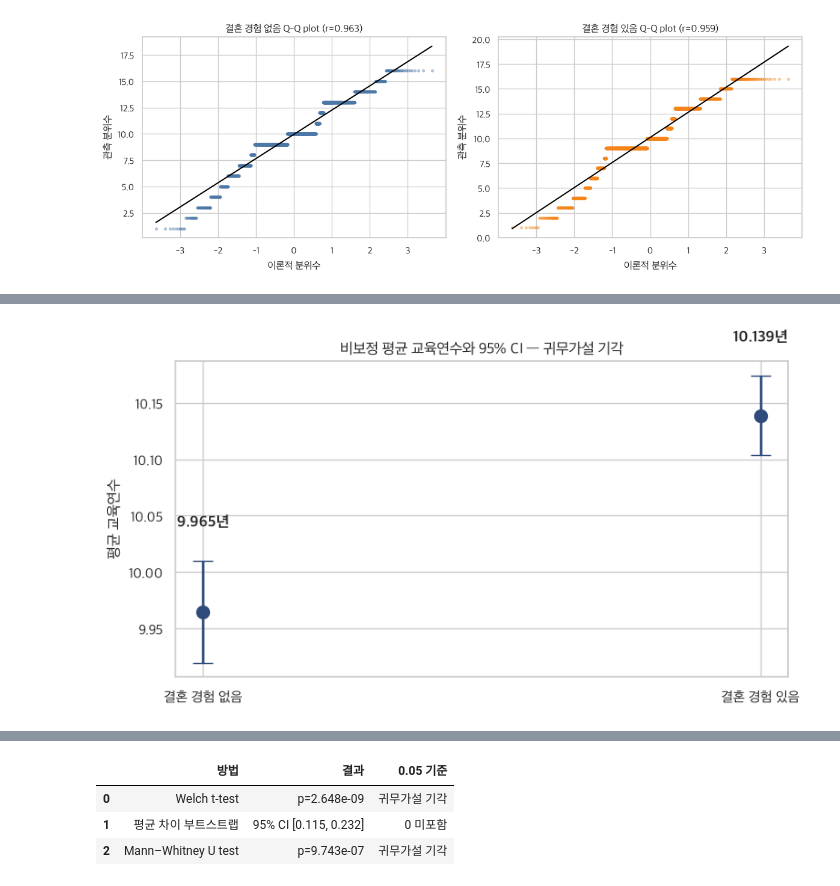
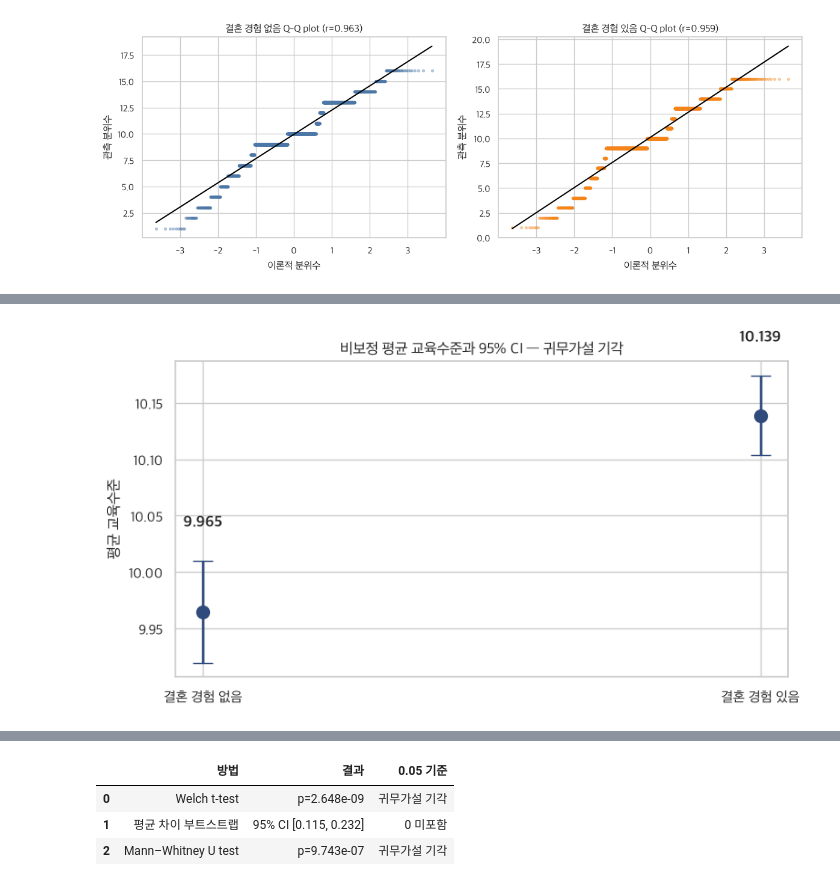
Before and after one commit to ymj9608/day2, a Jupyter notebook: day2.ipynb, the cells around one changed output, grey strips where cells are left out. Cells and saved outputs as stored; diff of their text form; code cells hidden in the pictures.

```diff
--- a/day2.ipynb
+++ b/day2.ipynb
@@ -236,36 +237,36 @@ welch_df = (var_e/len(ever) + var_n/len(never))**2 / (
 critical = stats.t.ppf(1-ALPHA/2, df=welch_df)
 raw_ci_low, raw_ci_high = raw_diff-critical*raw_se, raw_diff+critical*raw_se
 pooled_sd = np.sqrt(((len(ever)-1)*var_e + (len(never)-1)*var_n)/(len(ever)+len(never)-2))
 hedges_correction = 1 - 3/(4*(len(ever)+len(never))-9)
 hedges_g = hedges_correction * raw_diff/pooled_sd
 welch_decision = '귀무가설 기각' if p_value < ALPHA else '귀무가설 기각 못함'
 
 welch_result = pd.DataFrame({
     '결혼 경험 있음 평균': [ever.mean()], '결혼 경험 없음 평균': [never.mean()],
     '평균 차이(있음-없음)': [raw_diff], '95% CI 하한': [raw_ci_low], '95% CI 상한': [raw_ci_high],
     'Welch t': [t_stat], '자유도': [welch_df], 'p-value': [p_value],
     'Hedges g': [hedges_g], '판정': [welch_decision]
 })
 welch_display = welch_result.copy()
 for column in welch_display.columns:
     if column != '판정':
         welch_display[column] = welch_display[column].map(lambda x: f'{x:.6g}')
 display(welch_display)
 
 means = np.array([never.mean(), ever.mean()])
 mean_ci = stats.norm.ppf(.975) * np.array([never.std(ddof=1)/np.sqrt(len(never)), ever.std(ddof=1)/np.sqrt(len(ever))])
 fig, ax = plt.subplots(figsize=(8, 4.5))
 ax.errorbar(['결혼 경험 없음', '결혼 경험 있음'], means, yerr=mean_ci, fmt='o',
             markersize=10, capsize=8, linewidth=2, color='#2F4B7C')
 for x_pos, mean, margin in zip(range(2), means, mean_ci):
-    ax.text(x_pos, mean+margin+.03, f'{mean:.3f}년', ha='center', weight='bold')
-ax.set(title=f'비보정 평균 교육연수와 95% CI — {welch_decision}', xlabel='', ylabel='평균 교육연수')
+    ax.text(x_pos, mean+margin+.03, f'{mean:.3f}', ha='center', weight='bold')
+ax.set(title=f'비보정 평균 교육수준과 95% CI — {welch_decision}', xlabel='', ylabel='평균 교육수준')
 plt.tight_layout()
 plt.show()
 # %% [output]
 |  | 결혼 경험 있음 평균 | 결혼 경험 없음 평균 | 평균 차이(있음-없음) | 95% CI 하한 | 95% CI 상한 | Welch t | 자유도 | p-value | Hedges g | ... |
 | 0 | 10.1389 | 9.96475 | 0.174161 | 0.11683 | 0.231491 | 5.95438 | 23324.2 | 2.64798e-09 | 0.0677554 | ... |
-[figure, old version]
+[figure, new version]
 # %%
 # 7. 보정 분석: 나이, 나이 제곱, 성별을 통제한 OLS 회귀(HC3 강건 표준오차)
 # 같은 대상자의 나이·성별은 그대로 둔 채 결혼 경험 값만 0/1로 바꾸어 표준화 평균을 계산합니다.
```
Also changed, not shown: parts of 7 cells of this notebook, 8 other files.
